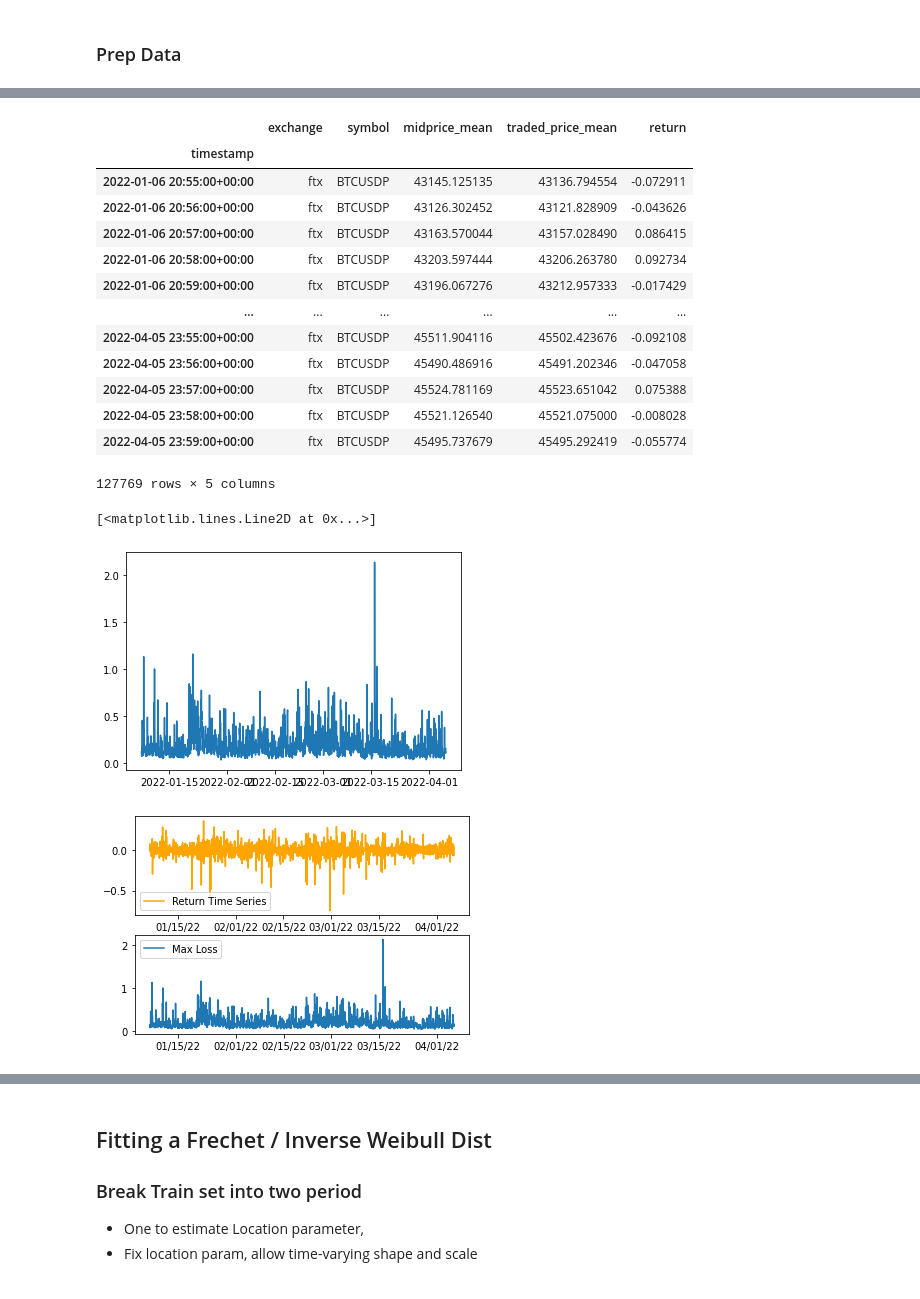
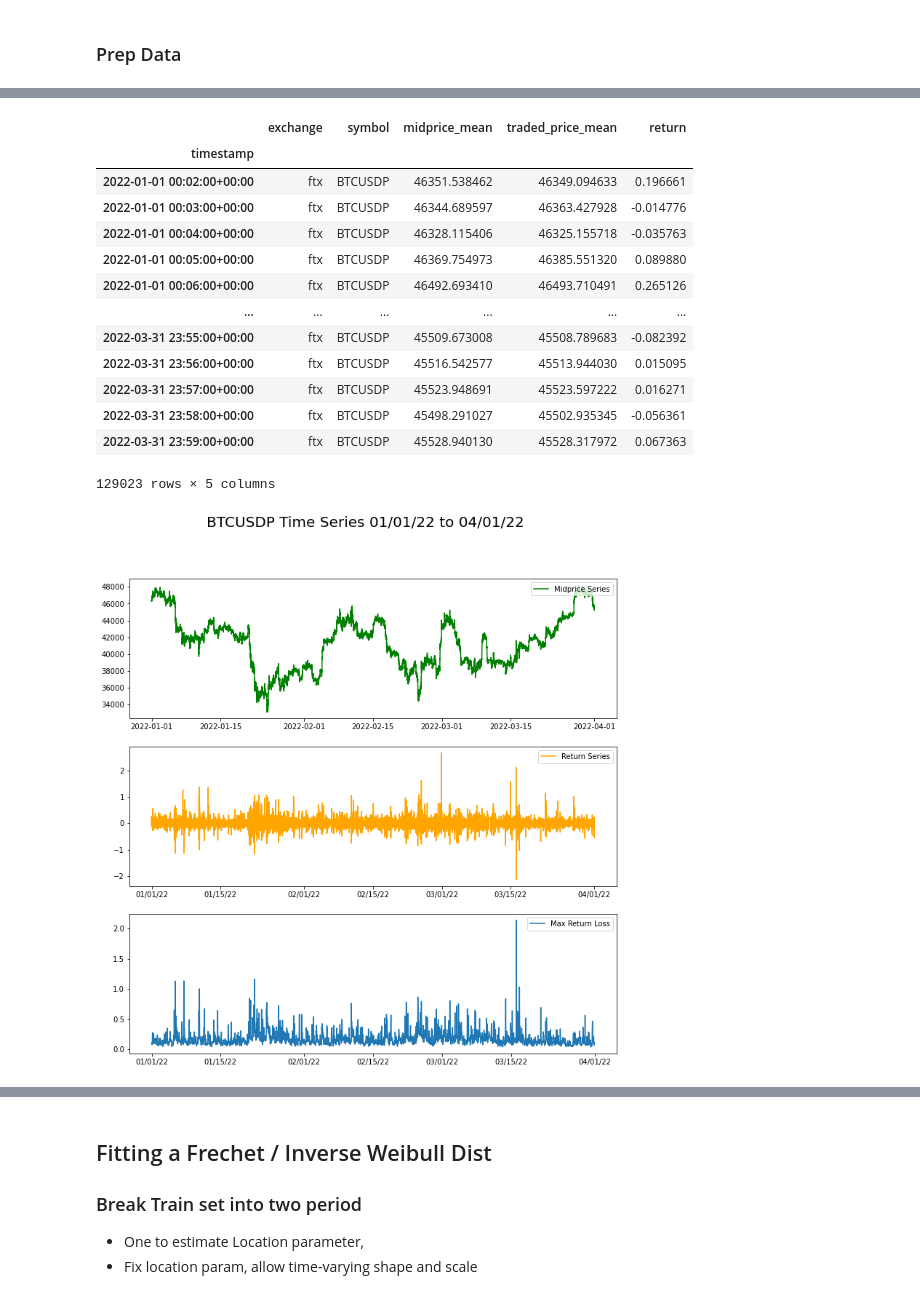
Before and after one commit to jasonbohne123/ARC_Model, a Jupyter notebook: arch.ipynb, the cells around one changed output, grey strips where cells are left out. Saved outputs shown, nothing was run; the diff lists cells and outputs as text; code cells hidden in the pictures.

Commit message:
cleanup and plots

```diff
--- a/arch.ipynb
+++ b/arch.ipynb
@@ -49,8 +36,8 @@ features_to_load = [
 ]
 
 # Last 2 weeks
-end_date = datetime.datetime.now(datetime.timezone.utc)
-start_date = end_date - datetime.timedelta(days=90)
+end_date= datetime.datetime.strptime("2022-4-01","%Y-%m-%d")
+start_date = datetime.datetime.strptime("2022-1-01","%Y-%m-%d")
 
 # Choose buckketing
 time_agg = "60sec" #60sec
@@ -76,18 +65,18 @@ high_freq
 # %% [output]
 |  | exchange | symbol | midprice_mean | traded_price_mean | return |
 | timestamp |  |  |  |  |  |
-| 2022-01-06 20:55:00+00:00 | ftx | BTCUSDP | 43145.125135 | 43136.794554 | -0.072911 |
-| 2022-01-06 20:56:00+00:00 | ftx | BTCUSDP | 43126.302452 | 43121.828909 | -0.043626 |
-| 2022-01-06 20:57:00+00:00 | ftx | BTCUSDP | 43163.570044 | 43157.028490 | 0.086415 |
-| 2022-01-06 20:58:00+00:00 | ftx | BTCUSDP | 43203.597444 | 43206.263780 | 0.092734 |
-| 2022-01-06 20:59:00+00:00 | ftx | BTCUSDP | 43196.067276 | 43212.957333 | -0.017429 |
+| 2022-01-01 00:02:00+00:00 | ftx | BTCUSDP | 46351.538462 | 46349.094633 | 0.196661 |
+| 2022-01-01 00:03:00+00:00 | ftx | BTCUSDP | 46344.689597 | 46363.427928 | -0.014776 |
+| 2022-01-01 00:04:00+00:00 | ftx | BTCUSDP | 46328.115406 | 46325.155718 | -0.035763 |
+| 2022-01-01 00:05:00+00:00 | ftx | BTCUSDP | 46369.754973 | 46385.551320 | 0.089880 |
+| 2022-01-01 00:06:00+00:00 | ftx | BTCUSDP | 46492.693410 | 46493.710491 | 0.265126 |
 | ... | ... | ... | ... | ... | ... |
-| 2022-04-05 23:55:00+00:00 | ftx | BTCUSDP | 45511.904116 | 45502.423676 | -0.092108 |
-| 2022-04-05 23:56:00+00:00 | ftx | BTCUSDP | 45490.486916 | 45491.202346 | -0.047058 |
-| 2022-04-05 23:57:00+00:00 | ftx | BTCUSDP | 45524.781169 | 45523.651042 | 0.075388 |
-| 2022-04-05 23:58:00+00:00 | ftx | BTCUSDP | 45521.126540 | 45521.075000 | -0.008028 |
-| 2022-04-05 23:59:00+00:00 | ftx | BTCUSDP | 45495.737679 | 45495.292419 | -0.055774 |
+| 2022-03-31 23:55:00+00:00 | ftx | BTCUSDP | 45509.673008 | 45508.789683 | -0.082392 |
+| 2022-03-31 23:56:00+00:00 | ftx | BTCUSDP | 45516.542577 | 45513.944030 | 0.015095 |
+| 2022-03-31 23:57:00+00:00 | ftx | BTCUSDP | 45523.948691 | 45523.597222 | 0.016271 |
+| 2022-03-31 23:58:00+00:00 | ftx | BTCUSDP | 45498.291027 | 45502.935345 | -0.056361 |
+| 2022-03-31 23:59:00+00:00 | ftx | BTCUSDP | 45528.940130 | 45528.317972 | 0.067363 |
-127769 rows × 5 columns
+129023 rows × 5 columns
 # %%
 def generate_max(series):
     '''
@@ -107,20 +96,17 @@ def generate_max(series):
     return -max_values # view losses as positive
 # %%
 max_series=generate_max(high_freq['return'])
-# %%
-plt.plot(max_series)
-# %% [output]
-[<matplotlib.lines.Line2D at 0x...>]
-[figure, removed]
 # %%
-fig,ax = plt.subplots(2,1)
 
-
-ax[1].plot(max_series, label='Max Loss')
-ax[0].plot(-high_freq['return'][::60], label='Return Time Series',color='orange') # negative, sampled every 60 seconds
-ax[0].legend()
+fig,ax = plt.subplots(3,1,figsize=(12,12))
+fig.suptitle("BTCUSDP Time Series 01/01/22 to 04/01/22",fontsize=20)
+ax[0].plot(high_freq['midprice_mean'],color='green',label='Midprice Series')
+ax[0].legend(loc='upper right')
+ax[2].plot(max_series, label='Max Return Loss')
+ax[1].plot(high_freq['return'], label='Return Series',color='orange') # negative, sampled every 60 seconds
 ax[1].legend()
-ax[0].xaxis.set_major_formatter(DateFormatter("%D"))
+ax[2].legend()
 ax[1].xaxis.set_major_formatter(DateFormatter("%D"))
+ax[2].xaxis.set_major_formatter(DateFormatter("%D"))
 # %% [output]
-[figure, old version]
+[figure, new version]
```
Also changed, not shown: parts of 37 cells of this notebook, 2 other files.
